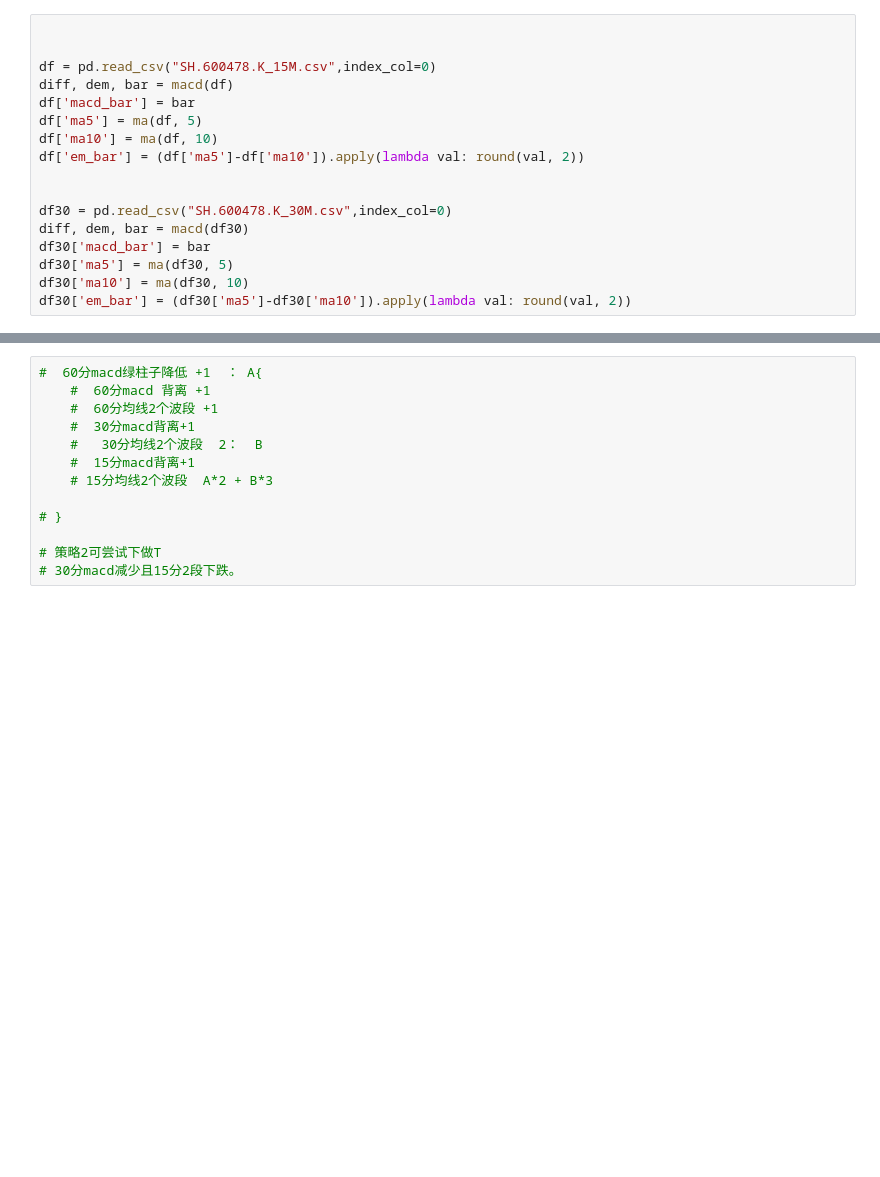
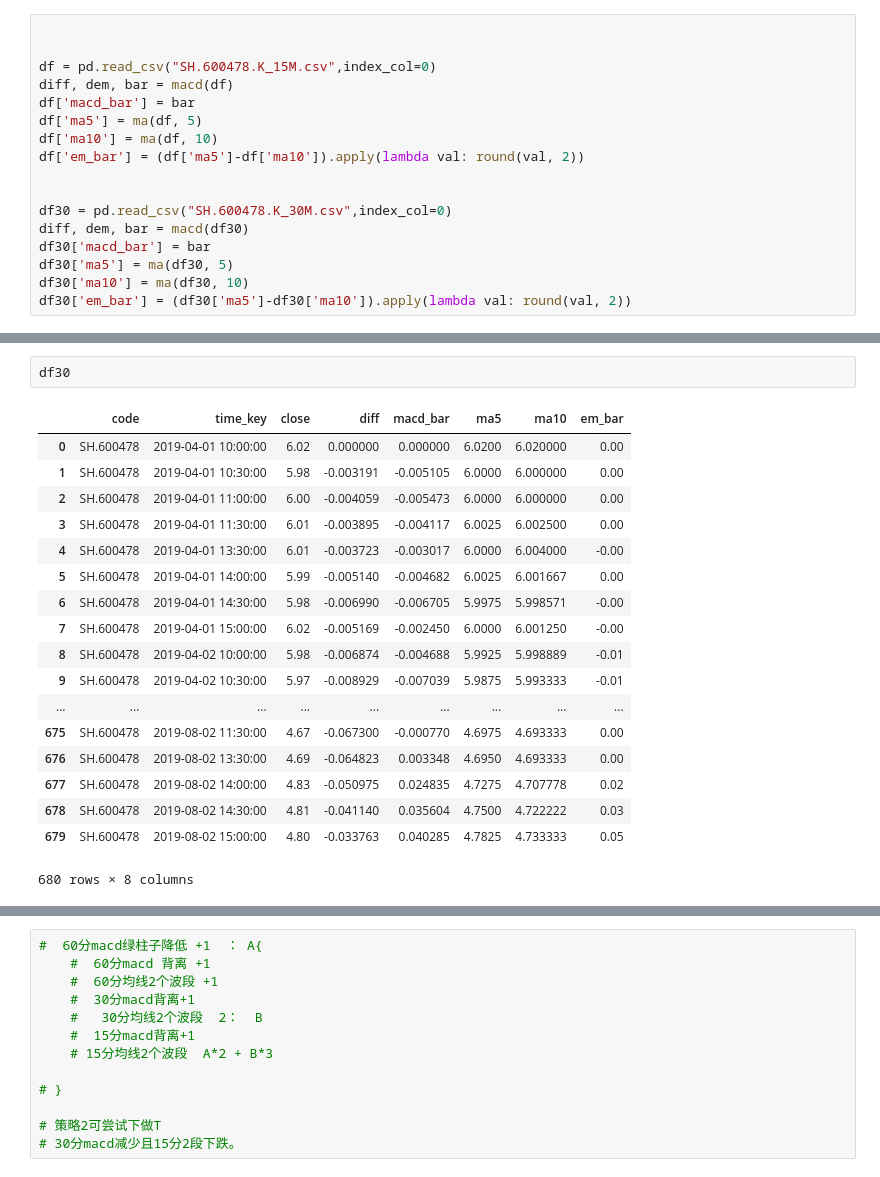
Before and after one commit to drunkpig/macd_exp, a Jupyter notebook: Untitled.ipynb, the cells around one changed output, grey strips where cells are left out. Cells and saved outputs as stored; diff of their text form; blank space fills up the shorter version.

```diff
--- a/Untitled.ipynb
+++ b/Untitled.ipynb
@@ -139,3 +64,24 @@ Length: 425, dtype: int64
+# %%
+df30
+# %% [output]
+|  | code | time_key | close | diff | macd_bar | ma5 | ma10 | em_bar |
+| 0 | SH.600478 | 2019-04-01 10:00:00 | 6.02 | 0.000000 | 0.000000 | 6.0200 | 6.020000 | 0.00 |
+| 1 | SH.600478 | 2019-04-01 10:30:00 | 5.98 | -0.003191 | -0.005105 | 6.0000 | 6.000000 | 0.00 |
+| 2 | SH.600478 | 2019-04-01 11:00:00 | 6.00 | -0.004059 | -0.005473 | 6.0000 | 6.000000 | 0.00 |
+| 3 | SH.600478 | 2019-04-01 11:30:00 | 6.01 | -0.003895 | -0.004117 | 6.0025 | 6.002500 | 0.00 |
+| 4 | SH.600478 | 2019-04-01 13:30:00 | 6.01 | -0.003723 | -0.003017 | 6.0000 | 6.004000 | -0.00 |
+| 5 | SH.600478 | 2019-04-01 14:00:00 | 5.99 | -0.005140 | -0.004682 | 6.0025 | 6.001667 | 0.00 |
+| 6 | SH.600478 | 2019-04-01 14:30:00 | 5.98 | -0.006990 | -0.006705 | 5.9975 | 5.998571 | -0.00 |
+| 7 | SH.600478 | 2019-04-01 15:00:00 | 6.02 | -0.005169 | -0.002450 | 6.0000 | 6.001250 | -0.00 |
+| 8 | SH.600478 | 2019-04-02 10:00:00 | 5.98 | -0.006874 | -0.004688 | 5.9925 | 5.998889 | -0.01 |
+| 9 | SH.600478 | 2019-04-02 10:30:00 | 5.97 | -0.008929 | -0.007039 | 5.9875 | 5.993333 | -0.01 |
+| ... | ... | ... | ... | ... | ... | ... | ... | ... |
+| 675 | SH.600478 | 2019-08-02 11:30:00 | 4.67 | -0.067300 | -0.000770 | 4.6975 | 4.693333 | 0.00 |
+| 676 | SH.600478 | 2019-08-02 13:30:00 | 4.69 | -0.064823 | 0.003348 | 4.6950 | 4.693333 | 0.00 |
+| 677 | SH.600478 | 2019-08-02 14:00:00 | 4.83 | -0.050975 | 0.024835 | 4.7275 | 4.707778 | 0.02 |
+| 678 | SH.600478 | 2019-08-02 14:30:00 | 4.81 | -0.041140 | 0.035604 | 4.7500 | 4.722222 | 0.03 |
+| 679 | SH.600478 | 2019-08-02 15:00:00 | 4.80 | -0.033763 | 0.040285 | 4.7825 | 4.733333 | 0.05 |
+680 rows × 8 columns
 # %%
 import matplotlib.pyplot as plt
 %matplotlib inline
```
Also changed, not shown: parts of 11 cells of this notebook, 21 other files.
